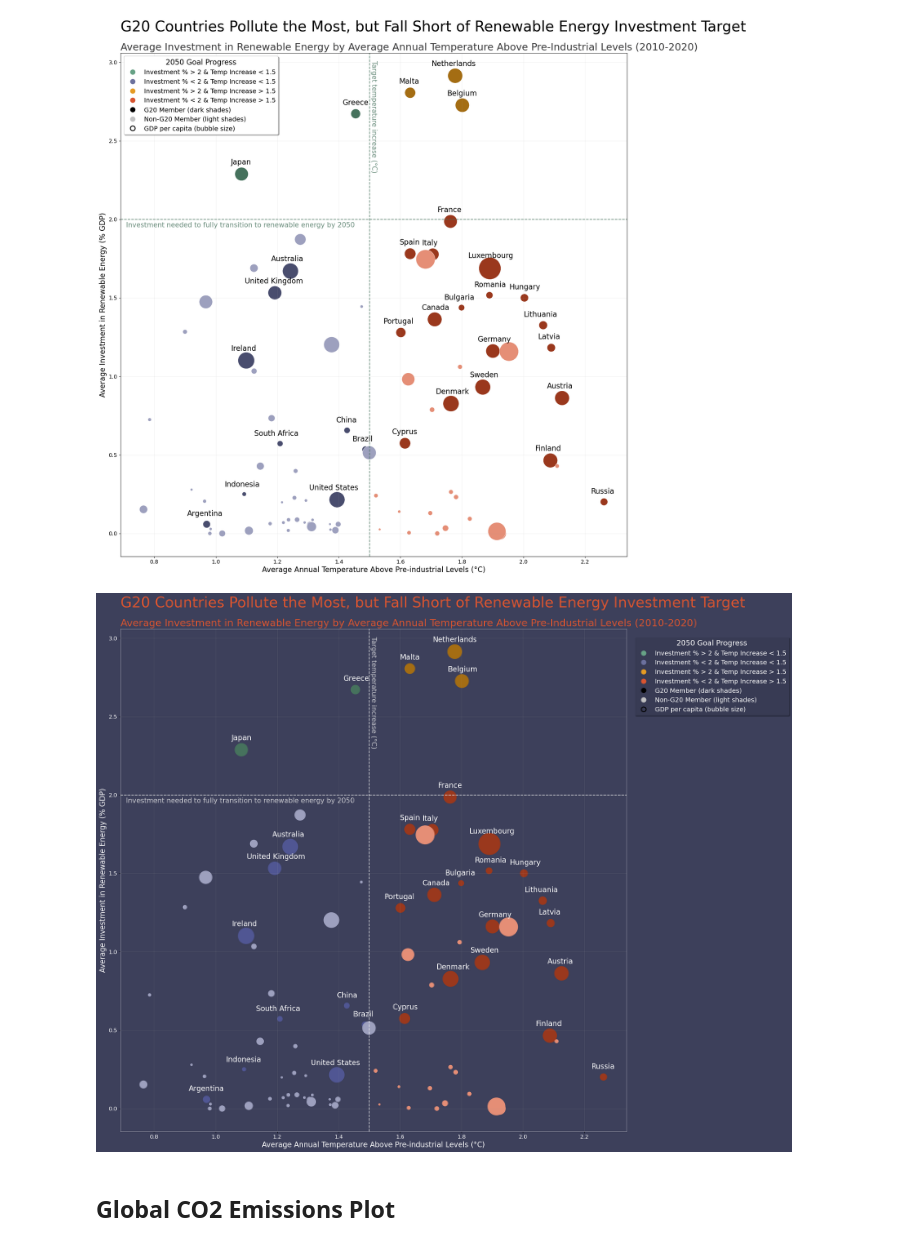
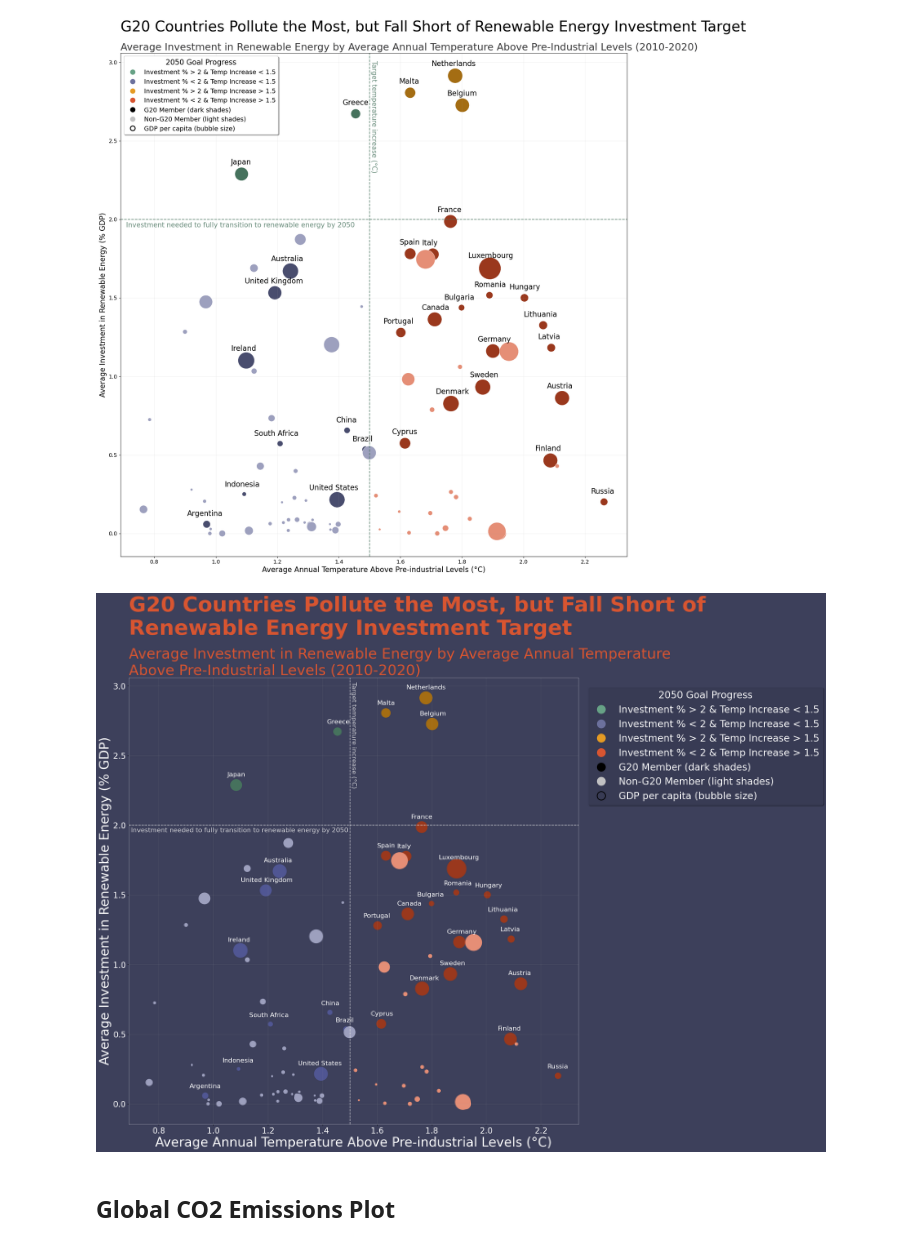
Before and after one commit to simonabors/worlddataviz, a Jupyter notebook: What_just_happened_viz.ipynb, the cells around one changed output. Cells and saved outputs as stored; diff of their text form; code cells hidden in the pictures.

Commit message:
Increased font size, global emissions update.

```diff
--- a/What_just_happened_viz.ipynb
+++ b/What_just_happened_viz.ipynb
@@ -644,45 +644,43 @@ green_legend = mlines.Line2D([], [], color=green_hex, marker='o', linestyle='Non
 blue_legend = mlines.Line2D([], [], color=blue_hex, marker='o', linestyle='None', markersize=35)
 orange_legend = mlines.Line2D([], [], color=orange_hex, marker='o', linestyle='None', markersize=35)
 red_legend = mlines.Line2D([], [], color=red_hex, marker='o', linestyle='None', markersize=35)
 dark_legend = mlines.Line2D([], [], color='Black', marker='o', linestyle='None', markersize=35)
 light_legend = mlines.Line2D([], [], color='#C1C1C2', marker='o', linestyle='None', markersize=35)
 gdp_legend = mlines.Line2D([], [], color='White', marker='o', linestyle='None', markersize=35, markerfacecolor='None', markeredgecolor='Black', markeredgewidth=2)
 
 
 labels = ['Investment % > 2 & Temp Increase < 1.5', 'Investment % < 2 & Temp Increase < 1.5', 'Investment % > 2 & Temp Increase > 1.5', 'Investment % < 2 & Temp Increase > 1.5', 'G20 Member (dark shades)', 'Non-G20 Member (light shades)', 'GDP per capita (bubble size)']
 handles = [green_legend, blue_legend, orange_legend, red_legend, dark_legend, light_legend, gdp_legend]
 # move legend outside of plot, and make labels and title white
-legend = plt.legend(handles=handles, labels = labels, loc='upper left', title='2050 Goal Progress', markerscale=0.3, fontsize=14, title_fontsize=16, facecolor='#3d405b', edgecolor='#3d405b', framealpha=0.8, bbox_to_anchor=(1.01, 0.99), labelcolor='white', frameon=True, fancybox=True, shadow=True)
-# plt.legend(handles=handles, labels = labels, loc='upper left', title='2050 Goal Progress', markerscale=0.3, fontsize=14, title_fontsize=16, facecolor='#3d405b', edgecolor='#3d405b', framealpha=0.8, bbox_to_anchor=(1.01, 0.99), labelcolor='white')
+legend = plt.legend(handles=handles, labels = labels, loc='upper left', title='2050 Goal Progress', markerscale=0.6, fontsize=24, title_fontsize=24, facecolor='#3d405b', edgecolor='#3d405b', framealpha=0.8, bbox_to_anchor=(1.01, 0.99), labelcolor='white', frameon=True, fancybox=True, shadow=True)
 
 plt.setp(legend.get_title(), color='white')
-
 
 plt.grid(alpha=0.18)
 
 plt.axvline(x = 1.5, color = '#F2F2F2', linestyle = '--', alpha=0.8)
-plt.annotate(f'Target temperature increase ({chr(176)}C)', (1.503, 2.302), color = '#F2F2F2', alpha=0.8, rotation=270, size=15)
+plt.annotate(f'Target temperature increase ({chr(176)}C)', (1.503, 2.27), color = '#F2F2F2', alpha=0.8, rotation=270, fontsize=16)
 
 plt.axhline(y = 2, color = '#F2F2F2', linestyle = '--', alpha=0.8)
-plt.annotate('Investment needed to fully transition to renewable energy by 2050', (0.708, 1.95), color = '#F2F2F2', alpha=0.8, size=15)
+plt.annotate('Investment needed to fully transition to renewable energy by 2050', (0.6982, 1.95), color = '#F2F2F2', alpha=0.8, fontsize=16)
 
 for i, txt in enumerate(invest_vs_impact2.index):
     if invest_vs_impact2['g20'][i] == 'Yes':
         plt.annotate(txt, (invest_vs_impact2['temp_delta_avg'][i] - (0.0065 * len(txt)), invest_vs_impact2['renew_invest_avg'][i] + (0.0057 * np.log(iiplot_data.iloc[i]['gdp_per_capita_avg']))), fontsize=16, color='white')
     else:
         continue
 
-plt.suptitle('G20 Countries Pollute the Most, but Fall Short of Renewable Energy Investment Target', fontsize=32, y=0.93, x=0.125, ha='left', color = '#D85531')
-plt.title('Average Investment in Renewable Energy by Average Annual Temperature Above Pre-Industrial Levels (2010-2020)', fontsize=22, loc= 'left', color = '#D85531')
-plt.xlabel(f'Average Annual Temperature Above Pre-industrial Levels ({chr(176)}C)', fontsize=16, color='white')
-plt.ylabel('Average Investment in Renewable Energy (% GDP)', fontsize=16, color = 'white')
-plt.xticks(fontsize=12, color = 'white')
-plt.yticks(fontsize=12, color = 'white')
+plt.suptitle('G20 Countries Pollute the Most, but Fall Short of \nRenewable Energy Investment Target', weight='bold', fontsize=52, y=1.021, x=0.125, ha='left', color = '#D85531')
+plt.title('Average Investment in Renewable Energy by Average Annual Temperature \nAbove Pre-Industrial Levels (2010-2020)', weight=1.4, fontsize=36, loc= 'left', color = '#D85531')
+plt.xlabel(f'Average Annual Temperature Above Pre-industrial Levels ({chr(176)}C)', fontsize=32, color='white')
+plt.ylabel('Average Investment in Renewable Energy (% GDP)', fontsize=32, color = 'white')
+plt.xticks(fontsize=20, color = 'white')
+plt.yticks(fontsize=20, color = 'white')
 
 plt.savefig('PosterSubmission_darkcolorquad.svg', format='svg')
 plt.show()
 # %% [output]
-[figure, old version]
+[figure, new version]
 # %% [markdown]
 ## Global CO2 Emissions Plot
 # %%
```
Also changed, not shown: parts of 2 cells of this notebook, 2 other files.
